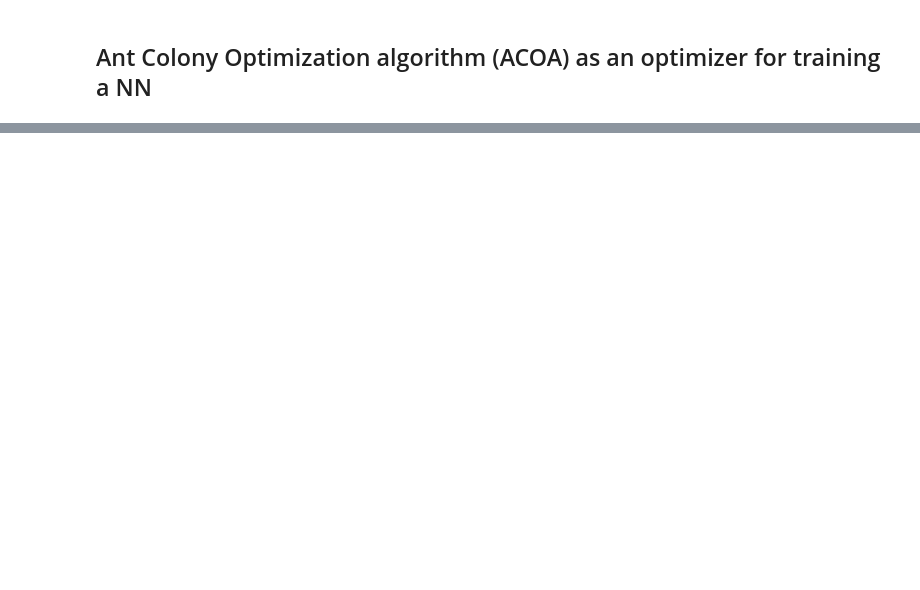
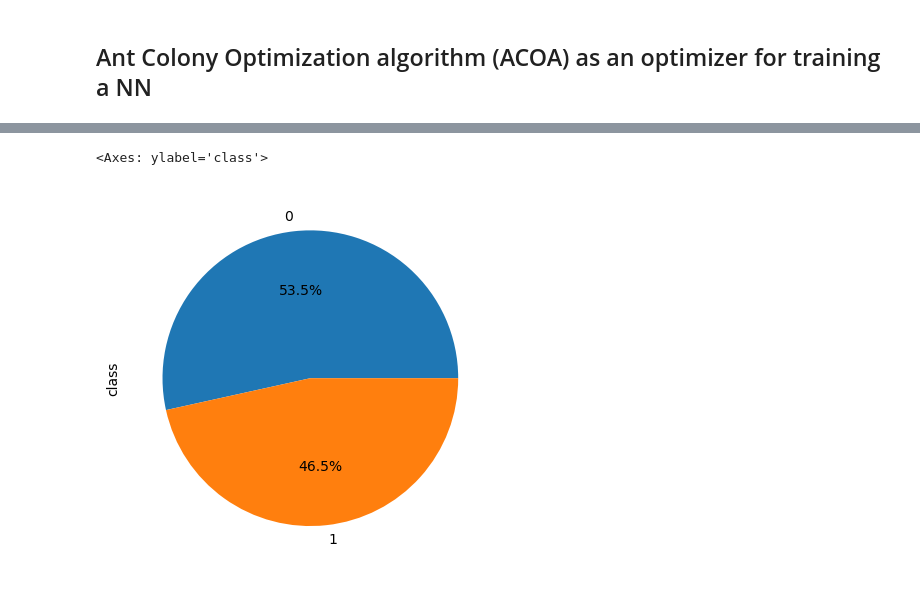
Before and after one commit to gamalahmed3265/ACO-Algorithm, a Jupyter notebook: ACO_Intrusion_Detection_NSL_KDD.ipynb, the cells around one changed output, grey strips where cells are left out. Drawn from its saved outputs; the diff is of its cells as text; code cells hidden in the pictures; blank space fills up the shorter version.

```diff
--- a/ACO_Intrusion_Detection_NSL_KDD.ipynb
+++ b/ACO_Intrusion_Detection_NSL_KDD.ipynb
@@ -212,0 +348,5 @@ def run(distances, n_ants, n_best, n_iterations, decay):
+# %%
+round(dfTrain["class"].value_counts()/dfTrain.shape[0]*100,2).plot.pie(autopct= '%1.1f%%')
+# %% [output]
+<Axes: ylabel='class'>
+[figure, added]
```
Also changed, not shown: parts of 35 cells of this notebook.
